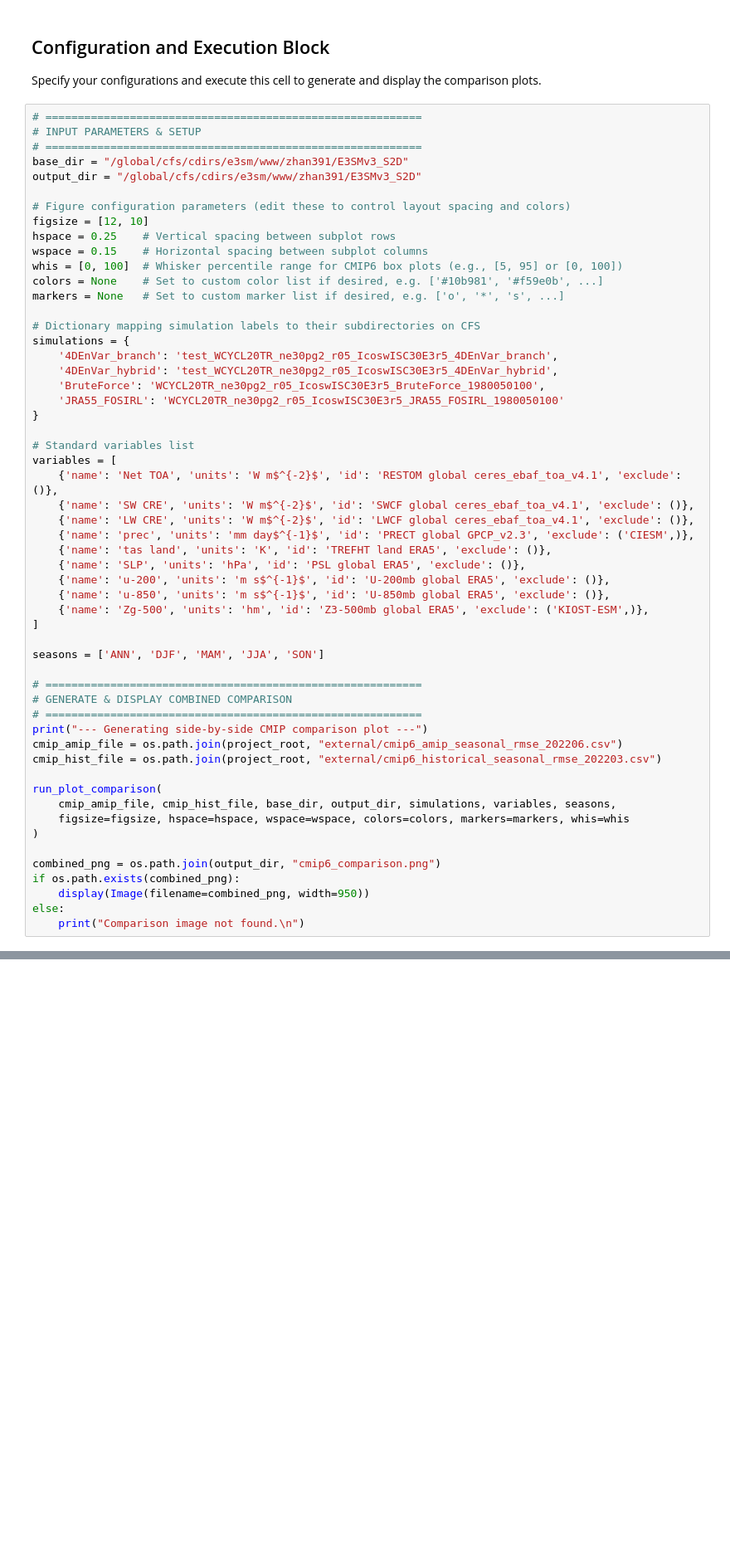
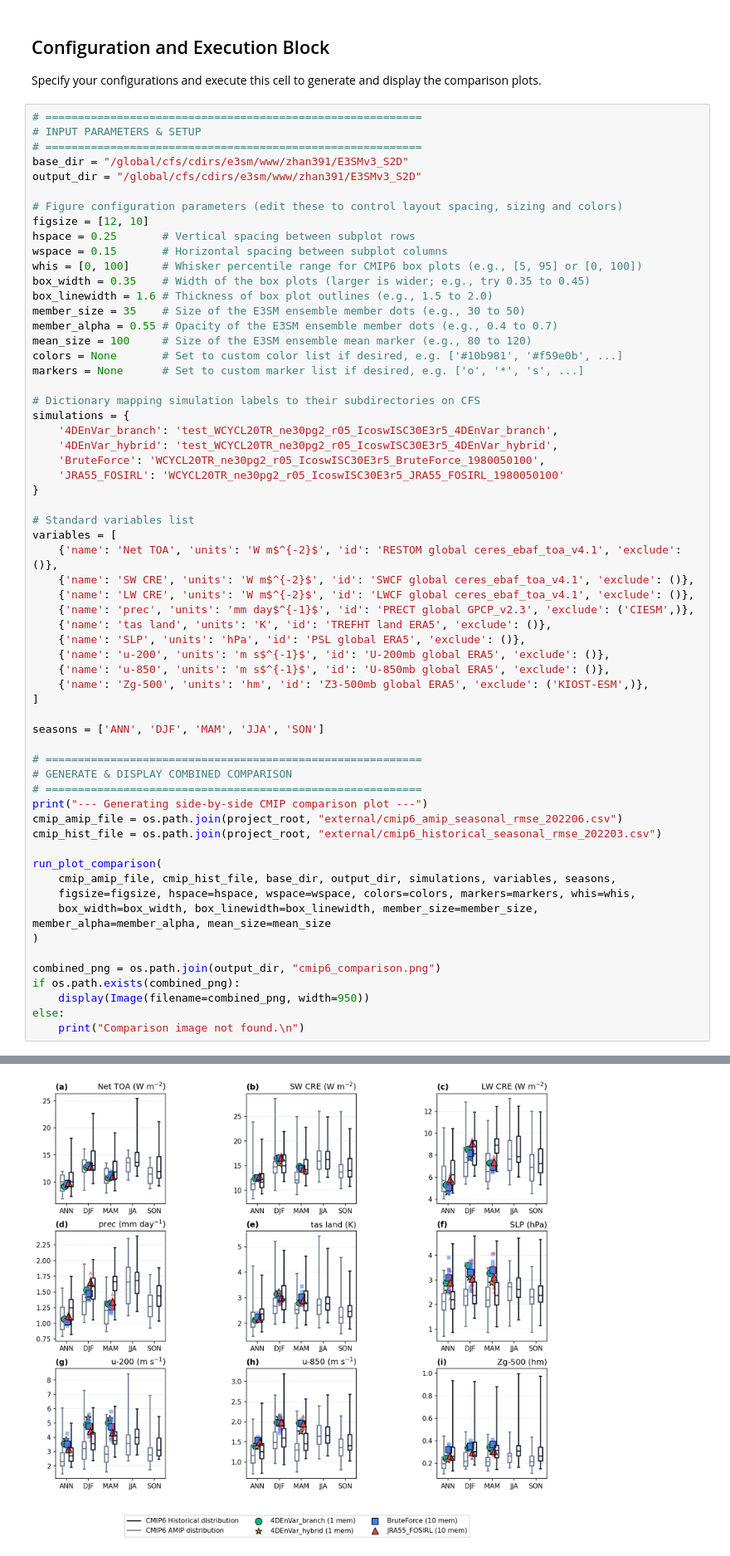
Before and after one commit to E3SM-Project/ESP-Lab, a Jupyter notebook: jupyter/10_run_e3sm_diags_comparison.ipynb, the cells around one changed output, grey strips where cells are left out. Shown at 83% size. Saved outputs shown, nothing was run; the diff lists cells and outputs as text; blank space fills up the shorter version.

Commit message:
style: make boxes wider and outline thicker, and make ensemble member dots larger and more opaque for improved visibility

```diff
--- a/jupyter/10_run_e3sm_diags_comparison.ipynb
+++ b/jupyter/10_run_e3sm_diags_comparison.ipynb
@@ -28,13 +31,18 @@ Specify your configurations and execute this cell to generate and display the co
 base_dir = "/global/cfs/cdirs/e3sm/www/zhan391/E3SMv3_S2D"
 output_dir = "/global/cfs/cdirs/e3sm/www/zhan391/E3SMv3_S2D"
 
-# Figure configuration parameters (edit these to control layout spacing and colors)
+# Figure configuration parameters (edit these to control layout spacing, sizing and colors)
 figsize = [12, 10]
-hspace = 0.25    # Vertical spacing between subplot rows
-wspace = 0.15    # Horizontal spacing between subplot columns
-whis = [0, 100]  # Whisker percentile range for CMIP6 box plots (e.g., [5, 95] or [0, 100])
-colors = None    # Set to custom color list if desired, e.g. ['#10b981', '#f59e0b', ...]
-markers = None   # Set to custom marker list if desired, e.g. ['o', '*', 's', ...]
+hspace = 0.25       # Vertical spacing between subplot rows
+wspace = 0.15       # Horizontal spacing between subplot columns
+whis = [0, 100]     # Whisker percentile range for CMIP6 box plots (e.g., [5, 95] or [0, 100])
+box_width = 0.35    # Width of the box plots (larger is wider; e.g., try 0.35 to 0.45)
+box_linewidth = 1.6 # Thickness of box plot outlines (e.g., 1.5 to 2.0)
+member_size = 35    # Size of the E3SM ensemble member dots (e.g., 30 to 50)
+member_alpha = 0.55 # Opacity of the E3SM ensemble member dots (e.g., 0.4 to 0.7)
+mean_size = 100     # Size of the E3SM ensemble mean marker (e.g., 80 to 120)
+colors = None       # Set to custom color list if desired, e.g. ['#10b981', '#f59e0b', ...]
+markers = None      # Set to custom marker list if desired, e.g. ['o', '*', 's', ...]
 
 # Dictionary mapping simulation labels to their subdirectories on CFS
 simulations = {
@@ -68,7 +76,8 @@ cmip_hist_file = os.path.join(project_root, "external/cmip6_historical_seasonal_
 
 run_plot_comparison(
     cmip_amip_file, cmip_hist_file, base_dir, output_dir, simulations, variables, seasons,
-    figsize=figsize, hspace=hspace, wspace=wspace, colors=colors, markers=markers, whis=whis
+    figsize=figsize, hspace=hspace, wspace=wspace, colors=colors, markers=markers, whis=whis,
+    box_width=box_width, box_linewidth=box_linewidth, member_size=member_size, member_alpha=member_alpha, mean_size=mean_size
 )
 
 combined_png = os.path.join(output_dir, "cmip6_comparison.png")
@@ -76,3 +85,4 @@ if os.path.exists(combined_png):
     display(Image(filename=combined_png, width=950))
 else:
     print("Comparison image not found.\n")
+# %% [output]
@@ -78,0 +92 @@ else:
+[figure, added]
```
Also changed, not shown: parts of 2 cells of this notebook, 1 other file.
